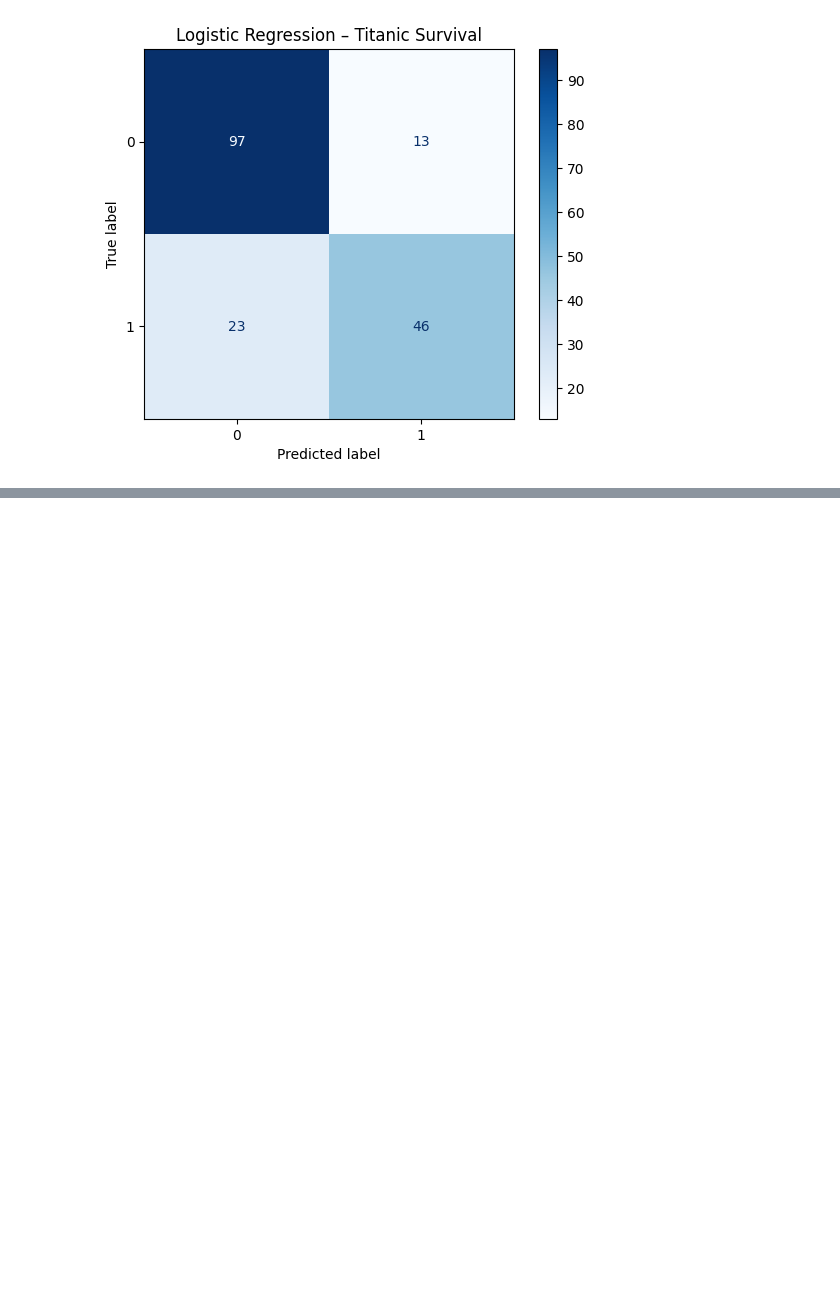
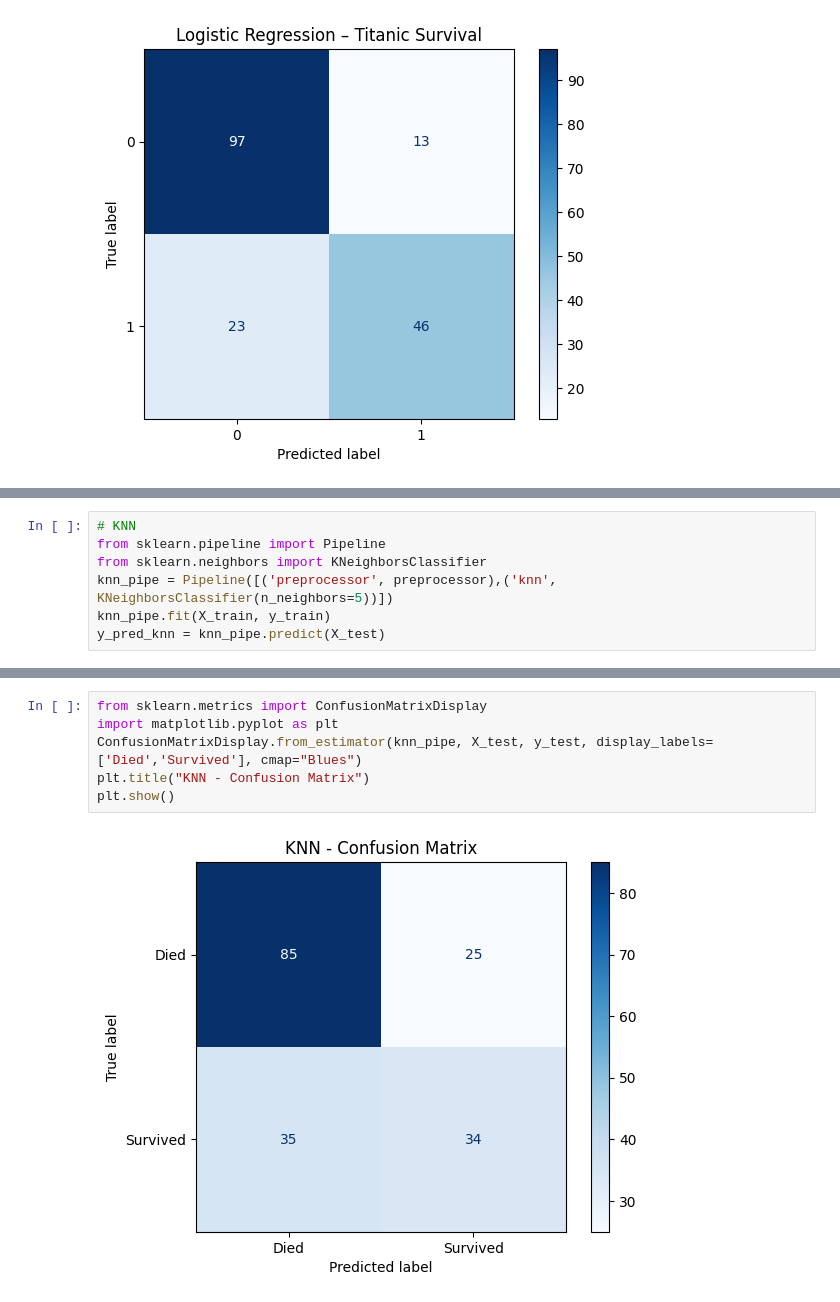
Before and after one commit to AmolSadana012/Titanic_Survival_Prediction, a Jupyter notebook: Titanic_survival_predict.ipynb, the cells around one changed output, grey strips where cells are left out. Cells and saved outputs as stored; diff of their text form; blank space fills up the shorter version.

```diff
--- a/Titanic_survival_predict.ipynb
+++ b/Titanic_survival_predict.ipynb
@@ -321,0 +324,7 @@ plt.show()
+# %%
+# KNN
+from sklearn.pipeline import Pipeline
+from sklearn.neighbors import KNeighborsClassifier
+knn_pipe = Pipeline([('preprocessor', preprocessor),('knn', KNeighborsClassifier(n_neighbors=5))])
+knn_pipe.fit(X_train, y_train)
+y_pred_knn = knn_pipe.predict(X_test)
@@ -321,0 +347,8 @@ plt.show()
+# %%
+from sklearn.metrics import ConfusionMatrixDisplay
+import matplotlib.pyplot as plt
+ConfusionMatrixDisplay.from_estimator(knn_pipe, X_test, y_test, display_labels=['Died','Survived'], cmap="Blues")
+plt.title("KNN - Confusion Matrix")
+plt.show()
+# %% [output]
+[figure, added]
```
Also changed, not shown: parts of 12 cells of this notebook.
